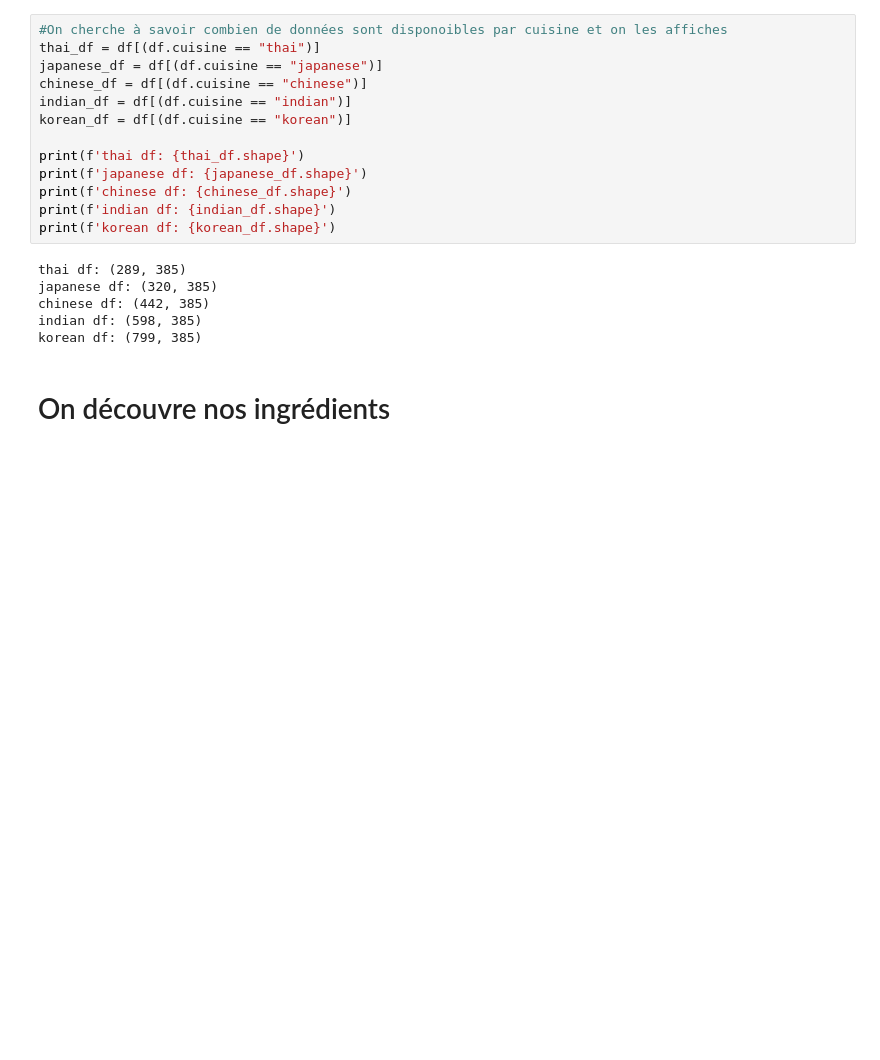
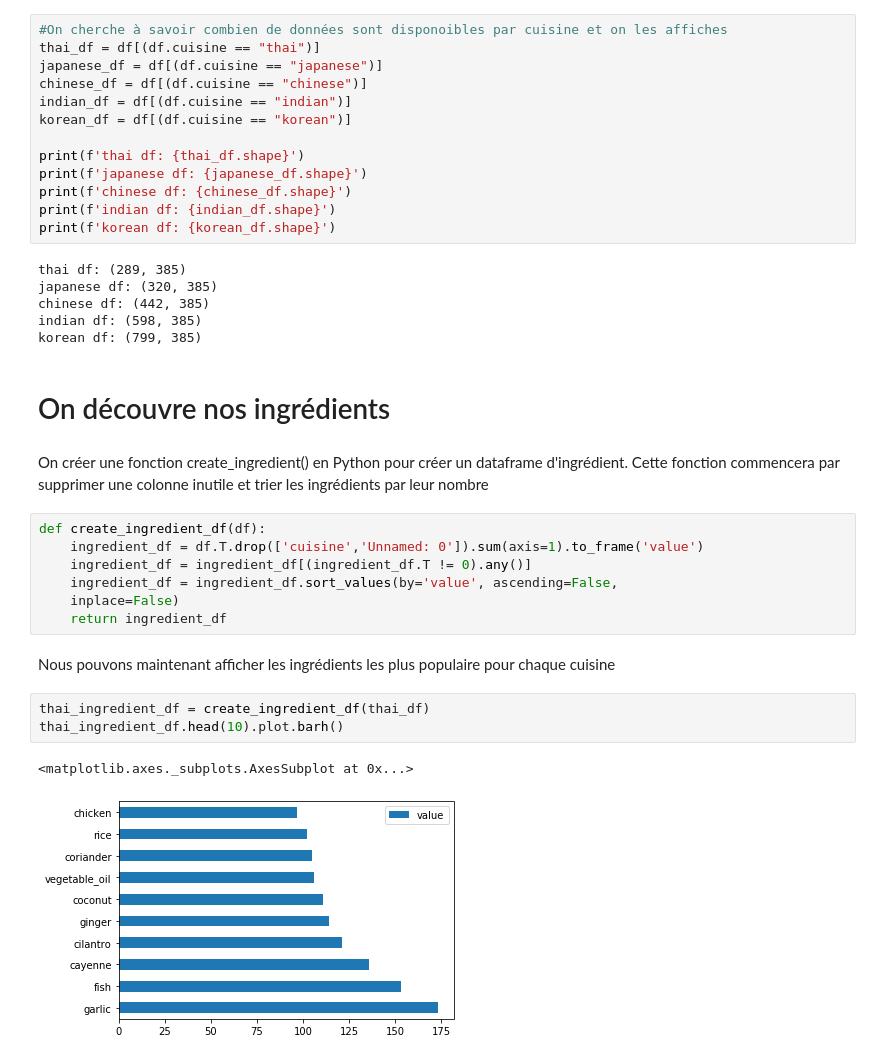
Before and after one commit to RudyLo/MIRCROSOFT_Intro_Machine_Learning, a Jupyter notebook: Part 4 - Introduction to Classification.ipynb, the cells around one changed output. Saved outputs shown, nothing was run; the diff lists cells and outputs as text; blank space fills up the shorter version.

Commit message:
Affichage des ingrédients en fonction des plats des pays, suppression des 3 plats les plus utilisé pour limiter le biais

```diff
--- a/Part 4 - Introduction to Classification.ipynb
+++ b/Part 4 - Introduction to Classification.ipynb
@@ -78,3 +78,20 @@ indian df: (598, 385)
 korean df: (799, 385)
 # %% [markdown]
 # On découvre nos ingrédients
+# %% [markdown]
+On créer une fonction create_ingredient() en Python pour créer un dataframe d'ingrédient. Cette fonction commencera par supprimer une colonne inutile et trier les ingrédients par leur nombre
+# %%
+def create_ingredient_df(df):
+    ingredient_df = df.T.drop(['cuisine','Unnamed: 0']).sum(axis=1).to_frame('value')
+    ingredient_df = ingredient_df[(ingredient_df.T != 0).any()]
+    ingredient_df = ingredient_df.sort_values(by='value', ascending=False,
+    inplace=False)
+    return ingredient_df
+# %% [markdown]
+Nous pouvons maintenant afficher les ingrédients les plus populaire pour chaque cuisine
+# %%
+thai_ingredient_df = create_ingredient_df(thai_df)
+thai_ingredient_df.head(10).plot.barh()
+# %% [output]
+<matplotlib.axes._subplots.AxesSubplot at 0x...>
+[figure, added]
```
Also changed, not shown: parts of 6 cells of this notebook.
